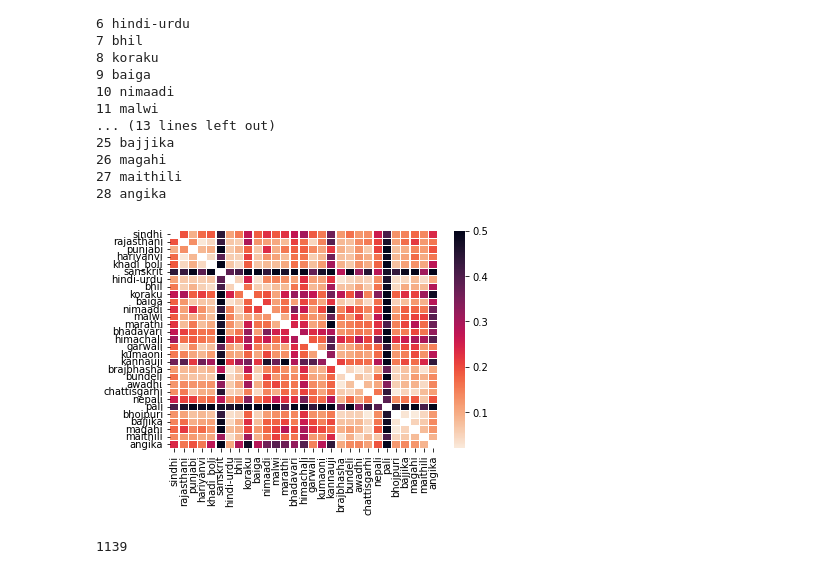
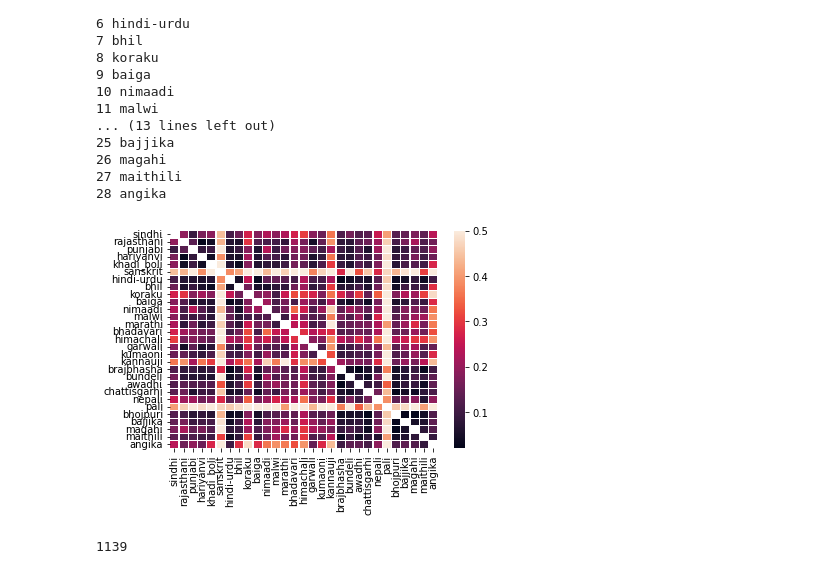
Before and after one commit to niyatibafna/north-indian-dialect-modelling, a Jupyter notebook: stats/calculating_chardist_similarity.ipynb, the cells around one changed output. Cells and saved outputs as stored; diff of their text form; code cells hidden in the pictures.

```diff
--- a/stats/calculating_chardist_similarity.ipynb
+++ b/stats/calculating_chardist_similarity.ipynb
@@ -140,11 +140,11 @@ for i in range(N):
 shared_lex_metrics = np.asarray(shared_lex_metrics)
 max_sim = max(shared_lex_metrics.flatten())
 # %%
-ax = sns.heatmap(shared_lex_metrics, cmap = "rocket_r", linewidth=0.3, mask = shared_lex_metrics == 0, vmax = 0.5, xticklabels=langs, yticklabels=langs)#, annot=True, annot_kws={"size":6})
+ax = sns.heatmap(shared_lex_metrics, linewidth=0.3, mask = shared_lex_metrics == 0, vmax = 0.5, xticklabels=langs, yticklabels=langs)#, annot=True, annot_kws={"size":6})
 fig = ax.get_figure()
-fig.savefig("stats_outputs/all_charlevel_klp.png")
+fig.savefig("stats_outputs/all_charlevel_klp.png", bbox_inches = "tight")
 # %% [output]
-[figure, old version]
+[figure, new version]
 # %%
 # investigating subword similarity
 len(set(lang_cgrams[3]["bhadavari"].keys()))
```
Also changed, not shown: parts of 1 cell of this notebook, 20 other files.
